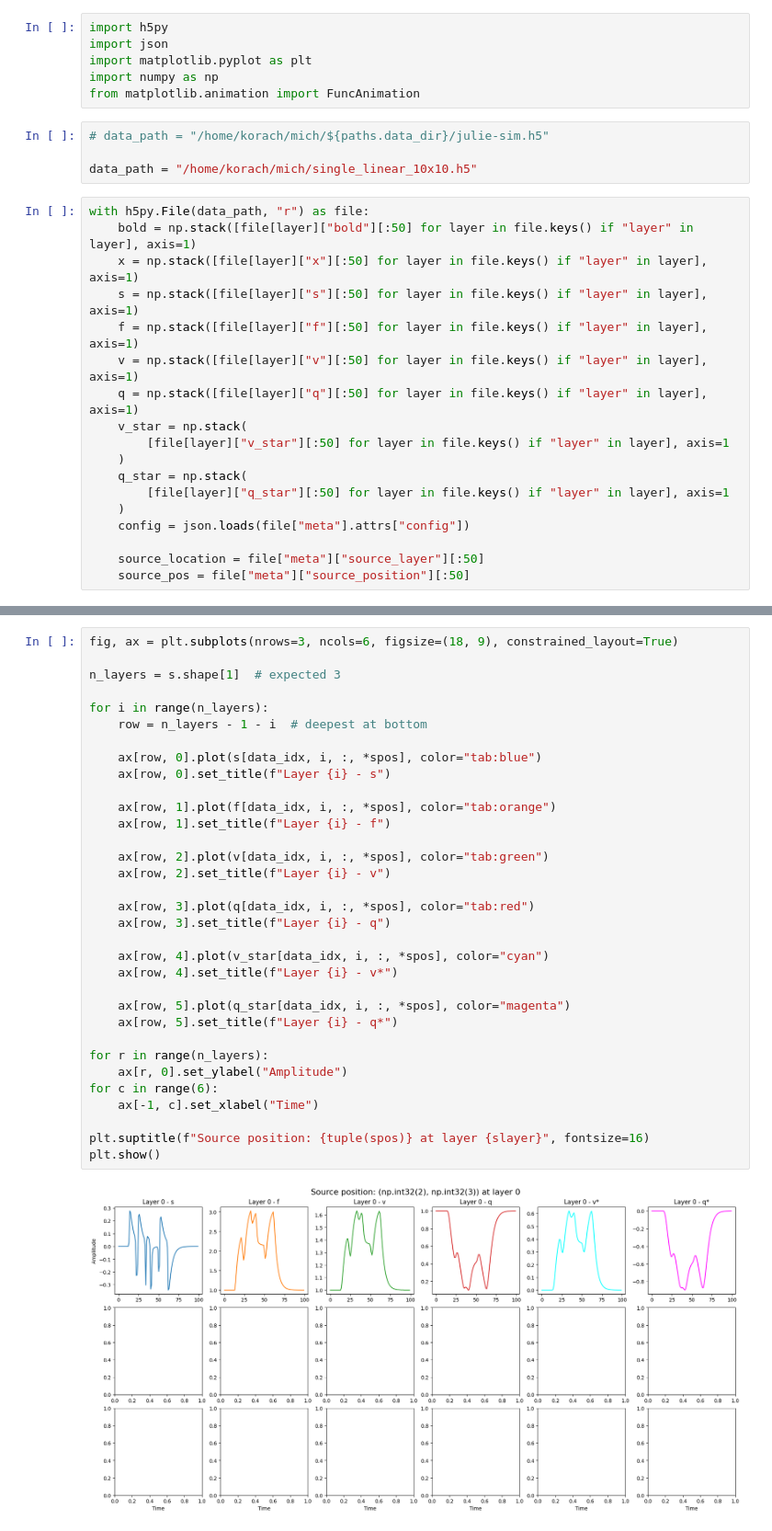
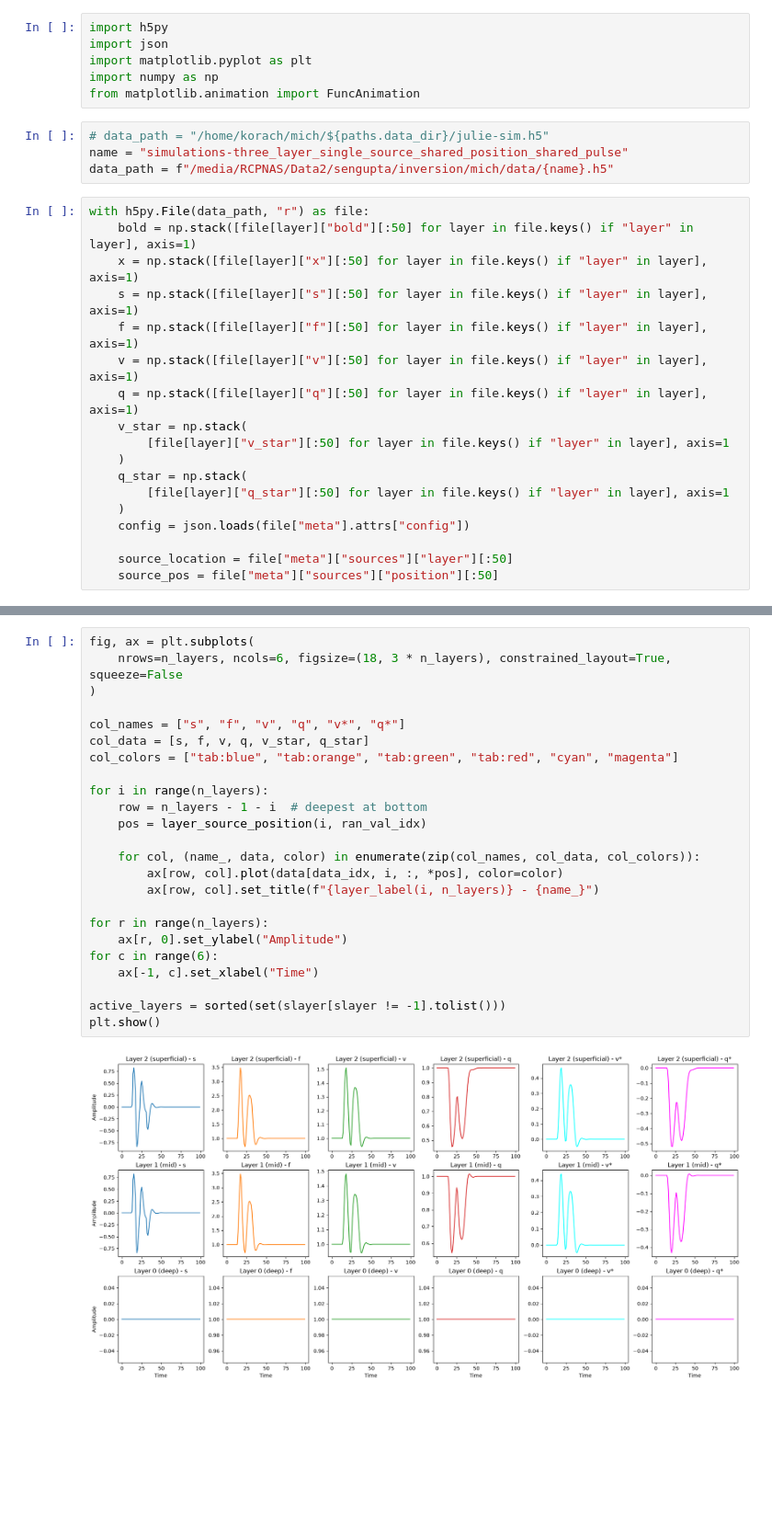
Before and after one commit to DebajyotiS/mich, a Jupyter notebook: notebooks/datatest.ipynb, the cells around one changed output, grey strips where cells are left out. Shown at 92% size. Saved outputs shown, nothing was run; the diff lists cells and outputs as text; blank space fills up the shorter version.

```diff
--- a/notebooks/datatest.ipynb
+++ b/notebooks/datatest.ipynb
@@ -6,8 +6,8 @@ import numpy as np
 from matplotlib.animation import FuncAnimation
 # %%
 # data_path = "/home/korach/mich/${paths.data_dir}/julie-sim.h5"
-
-data_path = "/home/korach/mich/single_linear_10x10.h5"
+name = "simulations-three_layer_single_source_shared_position_shared_pulse"
+data_path = f"/media/RCPNAS/Data2/sengupta/inversion/mich/data/{name}.h5"
 # %%
 with h5py.File(data_path, "r") as file:
     bold = np.stack([file[layer]["bold"][:50] for layer in file.keys() if "layer" in layer], axis=1)
@@ -24,8 +24,8 @@ with h5py.File(data_path, "r") as file:
     )
     config = json.loads(file["meta"].attrs["config"])
 
-    source_location = file["meta"]["source_layer"][:50]
-    source_pos = file["meta"]["source_position"][:50]
+    source_location = file["meta"]["sources"]["layer"][:50]
+    source_pos = file["meta"]["sources"]["position"][:50]
 # %%
 print("Data shapes:")
 print("BOLD:", bold.shape)
@@ -84,36 +136,27 @@ Source layer: 0, Source position: [2 3]
 # %%
-fig, ax = plt.subplots(nrows=3, ncols=6, figsize=(18, 9), constrained_layout=True)
+fig, ax = plt.subplots(
+    nrows=n_layers, ncols=6, figsize=(18, 3 * n_layers), constrained_layout=True, squeeze=False
+)
 
-n_layers = s.shape[1]  # expected 3
+col_names = ["s", "f", "v", "q", "v*", "q*"]
+col_data = [s, f, v, q, v_star, q_star]
+col_colors = ["tab:blue", "tab:orange", "tab:green", "tab:red", "cyan", "magenta"]
 
 for i in range(n_layers):
     row = n_layers - 1 - i  # deepest at bottom
+    pos = layer_source_position(i, ran_val_idx)
 
-    ax[row, 0].plot(s[data_idx, i, :, *spos], color="tab:blue")
-    ax[row, 0].set_title(f"Layer {i} - s")
-
-    ax[row, 1].plot(f[data_idx, i, :, *spos], color="tab:orange")
-    ax[row, 1].set_title(f"Layer {i} - f")
-
-    ax[row, 2].plot(v[data_idx, i, :, *spos], color="tab:green")
-    ax[row, 2].set_title(f"Layer {i} - v")
-
-    ax[row, 3].plot(q[data_idx, i, :, *spos], color="tab:red")
-    ax[row, 3].set_title(f"Layer {i} - q")
-
-    ax[row, 4].plot(v_star[data_idx, i, :, *spos], color="cyan")
-    ax[row, 4].set_title(f"Layer {i} - v*")
-
-    ax[row, 5].plot(q_star[data_idx, i, :, *spos], color="magenta")
-    ax[row, 5].set_title(f"Layer {i} - q*")
+    for col, (name_, data, color) in enumerate(zip(col_names, col_data, col_colors)):
+        ax[row, col].plot(data[data_idx, i, :, *pos], color=color)
+        ax[row, col].set_title(f"{layer_label(i, n_layers)} - {name_}")
 
 for r in range(n_layers):
     ax[r, 0].set_ylabel("Amplitude")
 for c in range(6):
     ax[-1, c].set_xlabel("Time")
 
-plt.suptitle(f"Source position: {tuple(spos)} at layer {slayer}", fontsize=16)
+active_layers = sorted(set(slayer[slayer != -1].tolist()))
 plt.show()
 # %% [output]
-[figure, old version]
+[figure, new version]
 # %%
```
Also changed, not shown: parts of 4 cells of this notebook, 1 other file.
